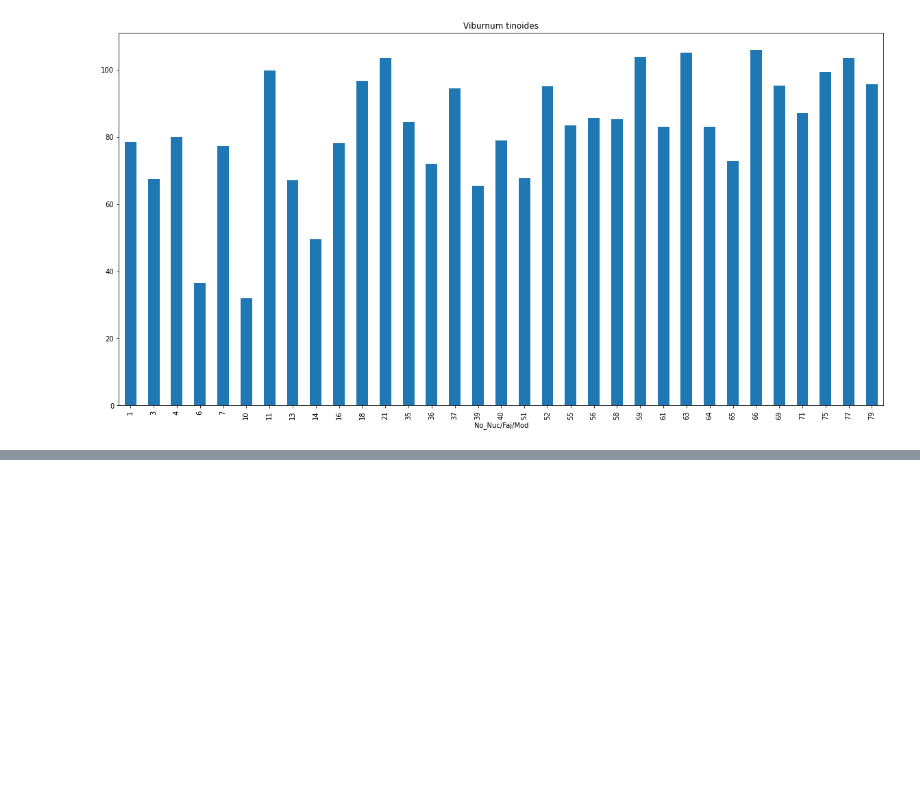
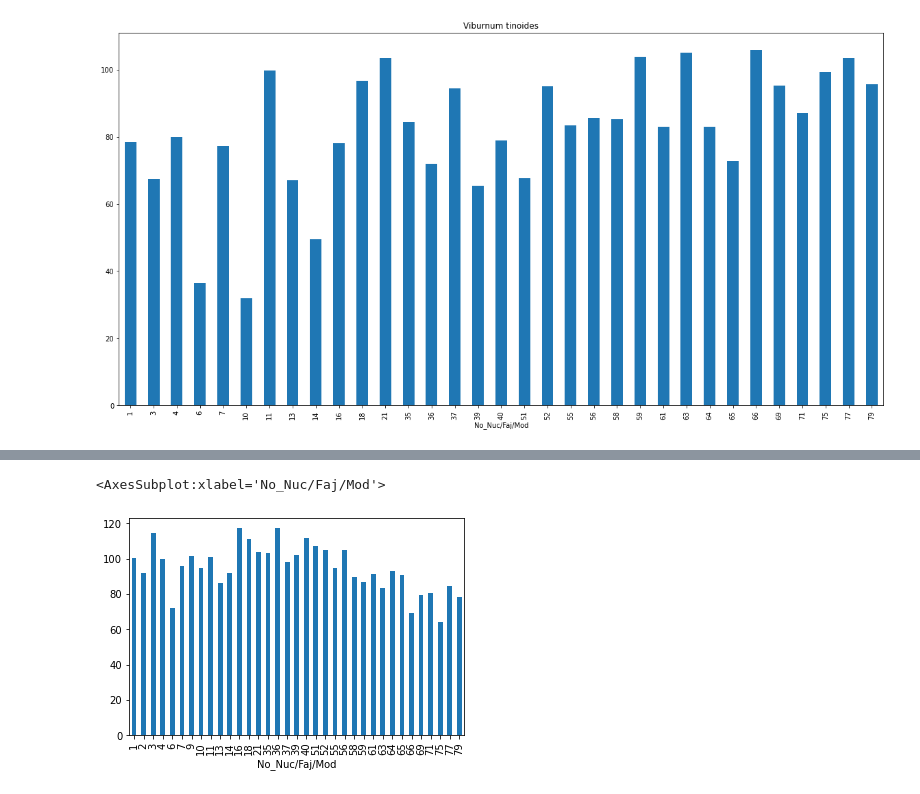
Before and after one commit to Slid61/Plant-Restoration-Data, a Jupyter notebook: Data Wrangling SAPR Bojacá.ipynb, the cells around one changed output, grey strips where cells are left out. Saved outputs shown, nothing was run; the diff lists cells and outputs as text; code cells hidden in the pictures; blank space fills up the shorter version.

```diff
--- a/Data Wrangling SAPR Bojacá.ipynb
+++ b/Data Wrangling SAPR Bojacá.ipynb
@@ -263,0 +285,5 @@ for item in e_index1:
+# %%
+e_grup2.loc['T2-Pastos limpios-1.0']['Alt_Ind'].plot(kind='bar')
+# %% [output]
+<AxesSubplot:xlabel='No_Nuc/Faj/Mod'>
+[figure, added]
```
Also changed, not shown: parts of 9 cells of this notebook, 4 other files.
